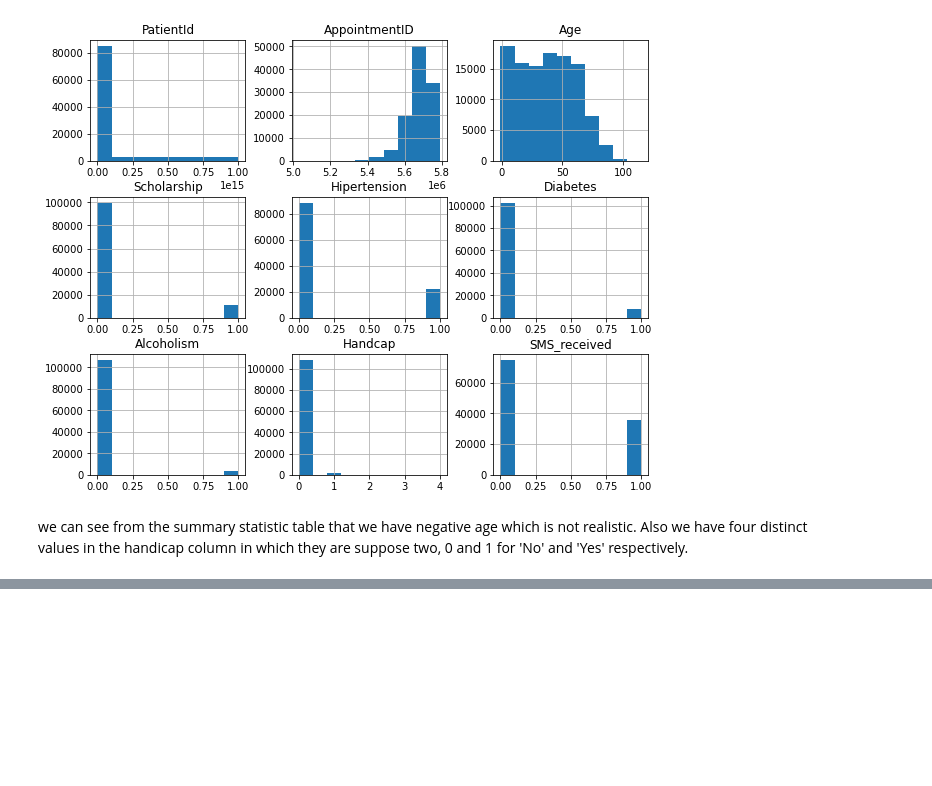
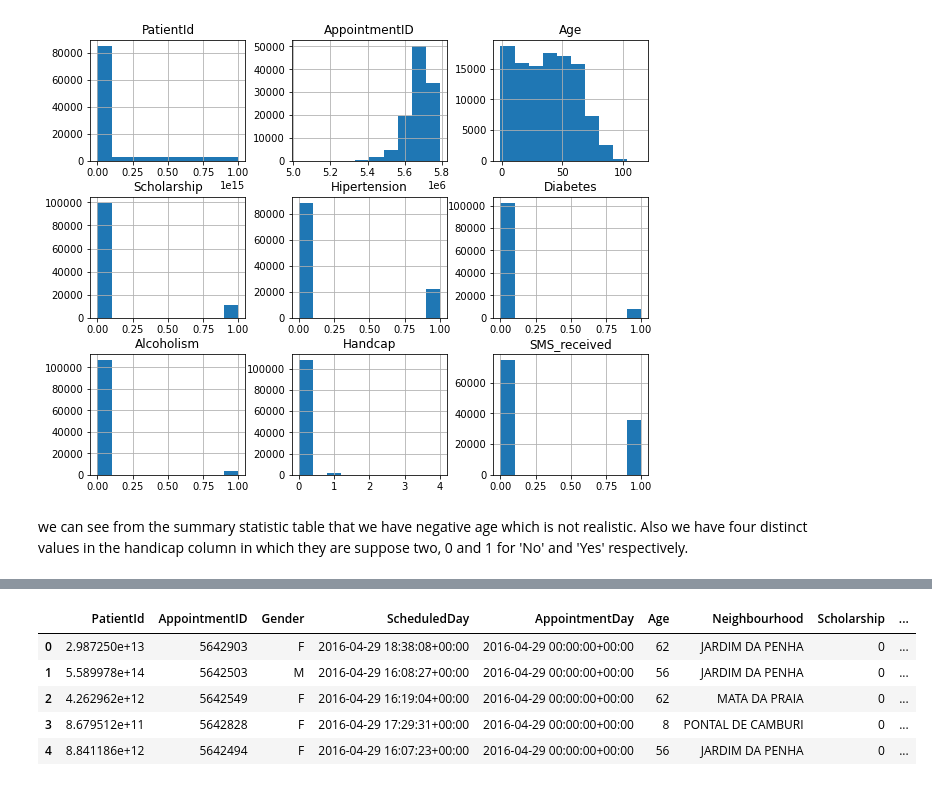
Before and after one commit to PatrickEmmanuel/NO-SHOW-APPOINTMENT-DATA-EXPLORATION-AND-ANALYSIS, a Jupyter notebook: No-Show-Appointment-Data-Exploration-And-Analysis.ipynb, the cells around one changed output, grey strips where cells are left out. Cells and saved outputs as stored; diff of their text form; code cells hidden in the pictures; blank space fills up the shorter version.

```diff
--- a/No-Show-Appointment-Data-Exploration-And-Analysis.ipynb
+++ b/No-Show-Appointment-Data-Exploration-And-Analysis.ipynb
@@ -154,0 +164,7 @@ we can see from the summary statistic table that we have negative age which is n
+# %%
+#this is to drop rows for which age is negative and handicap greater than or equal to 2.
+row_id = df[(df["Handcap"]>1)|(df["Age"]<0)].index
+df.drop(row_id, inplace=True)
+
+#check up for unique values
+df.nunique()
@@ -154,0 +189,5 @@ we can see from the summary statistic table that we have negative age which is n
+# %%
+#Rename the No-show column to Show-up and reverse its encoding.
+df.rename({"No-show":"Show_up"}, axis=1, inplace=True)
+df.replace({"Show_up":{"No":"Yes", "Yes":"No"}},inplace=True)
+df.head()
@@ -154,0 +201,5 @@ we can see from the summary statistic table that we have negative age which is n
+# %%
+#Change AppointmentDay and ScheduledDay from string to datetime.
+df["ScheduledDay"] = pd.to_datetime(df["ScheduledDay"])
+df["AppointmentDay"] = pd.to_datetime(df["AppointmentDay"])
+df.info()
@@ -154,0 +224,15 @@ we can see from the summary statistic table that we have negative age which is n
+# %%
+#Feature engineering
+df["Scheduled_Day"] = df["ScheduledDay"].dt.day
+df["Scheduled_Month"] = df["ScheduledDay"].dt.month
+df["Appointment_Day"] = df["AppointmentDay"].dt.day
+df["Appointment_Month"] = df["AppointmentDay"].dt.month
+
+df.head()
+# %% [output]
+|  | PatientId | AppointmentID | Gender | ScheduledDay | AppointmentDay | Age | Neighbourhood | Scholarship | ... |
+| 0 | 2.987250e+13 | 5642903 | F | 2016-04-29 18:38:08+00:00 | 2016-04-29 00:00:00+00:00 | 62 | JARDIM DA PENHA | 0 | ... |
+| 1 | 5.589978e+14 | 5642503 | M | 2016-04-29 16:08:27+00:00 | 2016-04-29 00:00:00+00:00 | 56 | JARDIM DA PENHA | 0 | ... |
+| 2 | 4.262962e+12 | 5642549 | F | 2016-04-29 16:19:04+00:00 | 2016-04-29 00:00:00+00:00 | 62 | MATA DA PRAIA | 0 | ... |
+| 3 | 8.679512e+11 | 5642828 | F | 2016-04-29 17:29:31+00:00 | 2016-04-29 00:00:00+00:00 | 8 | PONTAL DE CAMBURI | 0 | ... |
+| 4 | 8.841186e+12 | 5642494 | F | 2016-04-29 16:07:23+00:00 | 2016-04-29 00:00:00+00:00 | 56 | JARDIM DA PENHA | 0 | ... |
```
Also changed, not shown: parts of 6 cells of this notebook.
